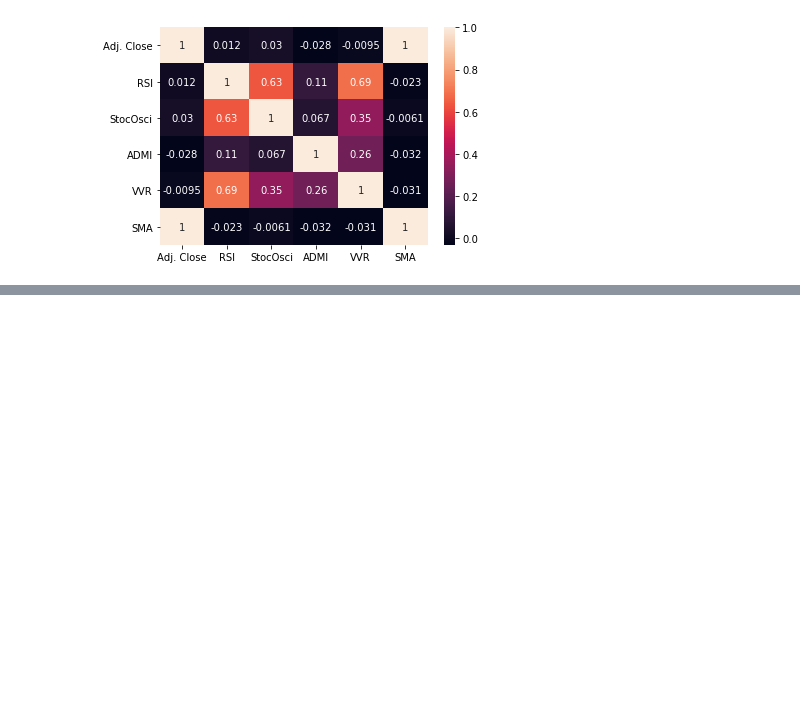
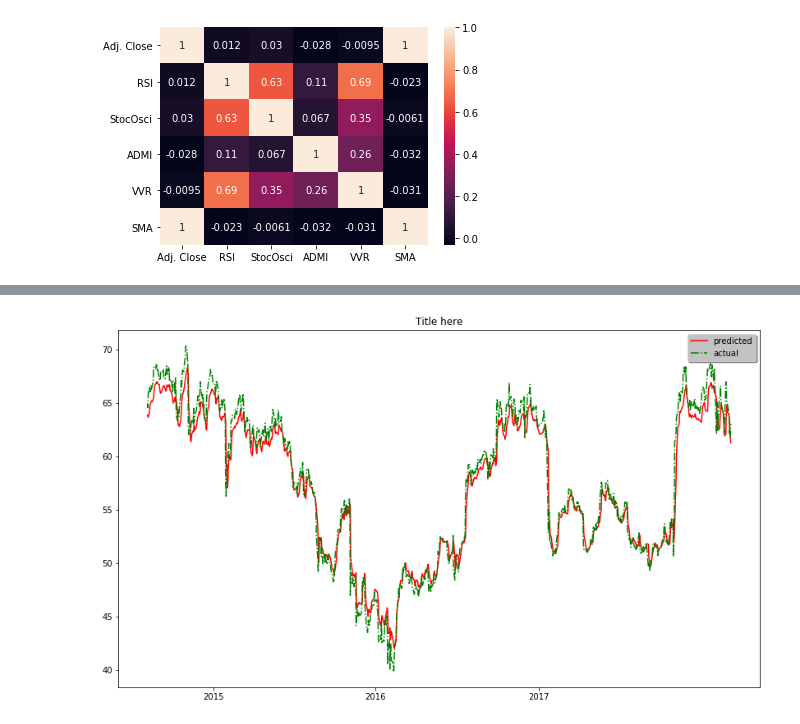
Before and after one commit to daemon515/ml, a Jupyter notebook: cap2/capstone_submission.ipynb, the cells around one changed output, grey strips where cells are left out. Cells and saved outputs as stored; diff of their text form; code cells hidden in the pictures; blank space fills up the shorter version.

```diff
--- a/cap2/capstone_submission.ipynb
+++ b/cap2/capstone_submission.ipynb
@@ -228,0 +490,64 @@ TimeSeries Validation: https://machinelearningmastery.com/backtest-machine-learn
+# %%
+from keras.models import Sequential
+from keras.layers import Dense
+from keras.layers import LSTM
+from keras.layers import Dropout
+import numpy as np
+import matplotlib.pyplot as plt
+from keras import backend
+
+def predictOnLSTMModel(ax, df, m_days, n_days, splits, dates, \
+                      neurons=20, num_epochs=1, mBatches=1, mStateFul=False, lossFn='mae', modelOptimizer='adam'):
+    scaler_train = MinMaxScaler(feature_range=(-1, 1))
+    scaler_test = MinMaxScaler(feature_range=(-1, 1))
+    train_test_split = int(df.shape[0] * 0.7)
+    df = df.reset_index().drop(['Date'], axis=1)
+    train, test = df[0:train_test_split], df[train_test_split:]
+    print("Train {} and test {}".format(train.shape, test.shape))
+    train_scaled = scaler_train.fit_transform(train[df.columns])
+    train_scaled = pd.DataFrame(train_scaled, columns=df.columns)
+    test_scaled = scaler_test.fit_transform(test[df.columns])
+    test_scaled = pd.DataFrame(test_scaled, columns=df.columns)
+
+    X_train, y_train = prepareLSTMModelData(train_scaled, m_days)
+    test_dates = dates[train_test_split+m_days:]
+
+    print("X train {} and Y train {}".format(X_train.shape, y_train.shape))
+    print("Test dates {}".format(test_dates.shape))
+    model = createLSTMModel(X_train, m_days, n_days, neurons, num_epochs, mBatches, mStateFul, lossFn, modelOptimizer)
+    history = None
+    for i in range(num_epochs):
+        history = model.fit(X_train, y_train,
+              epochs=1, batch_size=mBatches, verbose=2)
+        model.reset_states()
+    print(history.history.keys())
+    predicted = None
+    X_test, y_test = prepareLSTMModelData(test_scaled, m_days)
+    score, y_pred, y_actual = score_prediction(model, scaler_test, X_test, y_test, m_days, n_days)
+    test_dates = test_dates[n_days:]
+    print("test_dates shape {} vs y_pred shape {} vs y_test shape {}" \
+          .format(test_dates.shape, y_pred.shape, y_test.shape))
+
+    if ax is not None:
+        print("Plot graph here")
+        cs.plot_graph(ax, test_dates, y_pred, y_actual, "Title here")
+
+    print(score)
+    return score
+
+def doPrediction(stock_data, split_count, M_history, N_predict):
+    plt.close('all')
+    fig, ax = plt.subplots(1, 1, figsize=(14,8))
+    stock_frame = stock_data
+    stock_dates = stock_frame.index.values
+    predictOnLSTMModel(ax, stock_frame, M_history, N_predict, split_count, stock_dates, 20, 5, 1, True)
+    plt.show()
+
+stockdf = cs.get_stock_dataframe(stock_name, dateFrom = stock_start_date)
+stockdf = stockdf[['Adj. Close']]
+doPrediction(stockdf, 2, 30, 14)
+
+# 1.2384187520666916 - stateful - 3 day ahead based on 14 days history
+# 2.2240594224919827 - stateful - 14 days ahead based on 30 days history
+# 1.2277235772532544 - stateful - 14 days ahead based on 60 days history
+# %% [output]
@@ -228,0 +571 @@ TimeSeries Validation: https://machinelearningmastery.com/backtest-machine-learn
+[figure, added]
```
Also changed, not shown: parts of 21 cells of this notebook, 3 other files.
